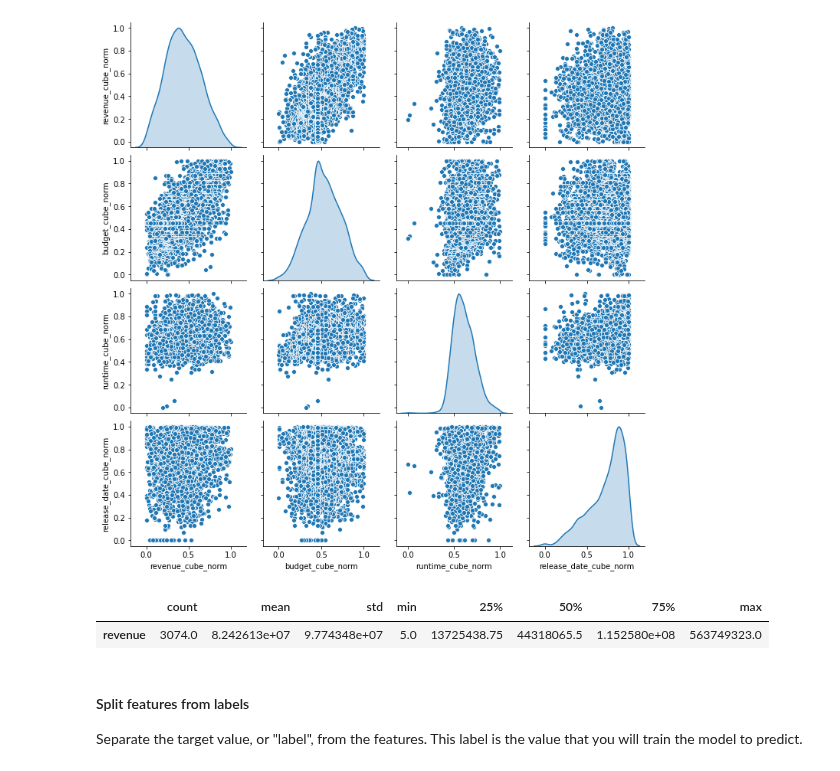
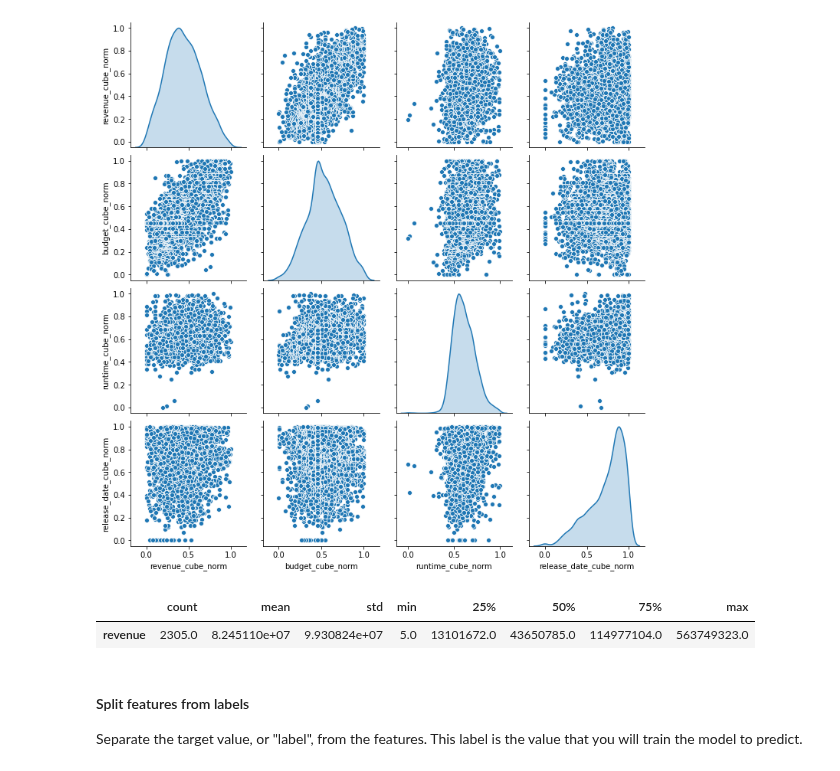
Before and after one commit to dluo96/datatonic-challenge, a Jupyter notebook: ml-prediction/ann-prediction.ipynb, the cells around one changed output. Drawn from its saved outputs; the diff is of its cells as text; code cells hidden in the pictures.

```diff
--- a/ml-prediction/ann-prediction.ipynb
+++ b/ml-prediction/ann-prediction.ipynb
@@ -175,6 +176,6 @@ from sklearn.model_selection import train_test_split as sk_train_test_split
 
 movie_data_train, movie_data_test = sk_train_test_split(movie_data)
 # %%
-# Saving the x, y for model 1
-movie_data_y = movie_data.iloc[:, [2]]
-movie_data_x_1  = movie_data[["revenue_cube_norm", "budget_cube_norm", "runtime_cube_norm", "release_date_cube_norm"]]
+# Saving the x, y for model 1 for train df
+movie_data_train_y = movie_data_train.iloc[:, [2]]
+movie_data_train_x_1  = movie_data_train[["vote_average","budget_cube_norm", "runtime_cube_norm", "release_date_cube_norm"]]
@@ -192,11 +197,11 @@ def y_data_description(y):
     y_stats = y_stats.transpose()
     return y_stats
 # %%
-movie_data_y_desc = y_data_description(movie_data_y)
+movie_data_y_desc = y_data_description(movie_data_train_y)
 movie_data_y_desc
 # %% [output]
 |  | count | mean | std | min | 25% | 50% | 75% | max |
-| revenue | 3074.0 | 8.242613e+07 | 9.774348e+07 | 5.0 | 13725438.75 | 44318065.5 | 1.152580e+08 | 563749323.0 |
+| revenue | 2305.0 | 8.245110e+07 | 9.930824e+07 | 5.0 | 13101672.0 | 43650785.0 | 114977104.0 | 563749323.0 |
 # %% [markdown]
 #### Split features from labels
 Separate the target value, or "label", from the features. This label is the value that you will train the model to predict.
```
Also changed, not shown: parts of 12 cells of this notebook, 4 other files.
